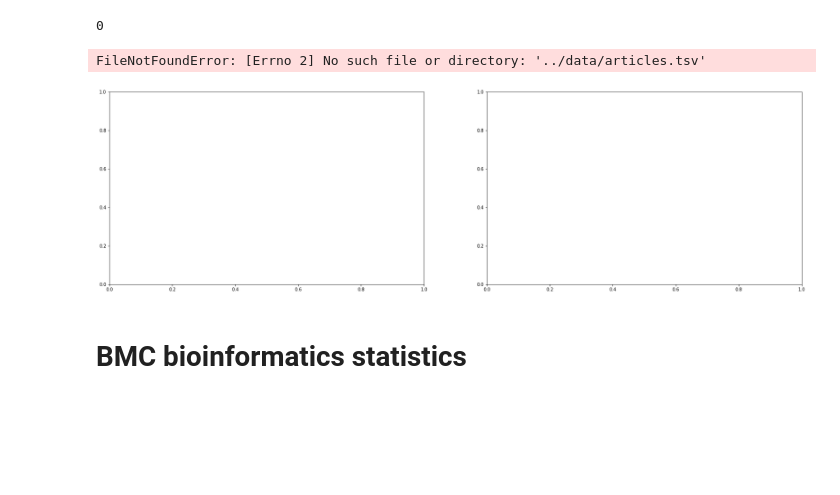
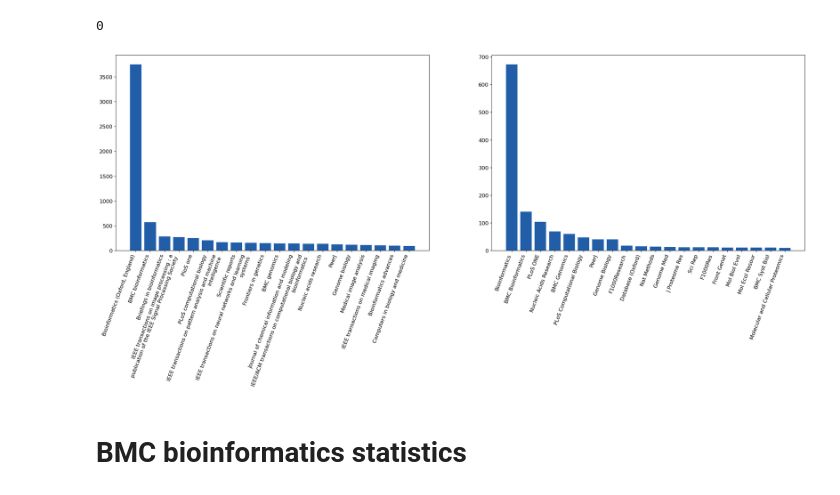
Before and after one commit to zhukovanadezhda/bioinformatics-software, a Jupyter notebook: notebooks/other_stats.ipynb, the cells around one changed output. Saved outputs shown, nothing was run; the diff lists cells and outputs as text; code cells hidden in the pictures; blank space fills up the shorter version.

```diff
--- a/notebooks/other_stats.ipynb
+++ b/notebooks/other_stats.ipynb
@@ -196,36 +196,36 @@ fig, ax = plt.subplots(1,2, figsize=(28, 8))
 
 df = pd.read_csv('../data/articles.tsv', sep='\t')
 journals_article = df['Journal'].value_counts().to_dict()
 journals = list(journals_article.keys())[:20]
 values = list(journals_article.values())[:20]
 wrapped_labels = [textwrap.fill(label, 50) for label in journals]
 
 ax[0].bar(journals, values, color='#225ea8')
 ax[0].set_xticklabels(wrapped_labels, rotation=70, ha='right')
 ax[0].tick_params(axis='y', labelsize=12)
 ax[0].tick_params(axis='x', labelsize=12)
 
-df = pd.read_csv('file.csv', sep=',')
+
+df = pd.read_excel('../data/10.1371.xlsx')
 df.loc[df['journal'] == 'PLoS Comput Biol', 'journal'] = 'PLoS Computational Biology'
 df.loc[df['journal'] == 'BMC bioinformatics', 'journal'] = 'BMC Bioinformatics'
 df.loc[df['journal'] == 'Nucleic Acids Res', 'journal'] = 'Nucleic Acids Research'
 df.loc[df['journal'] == 'Genome Biol', 'journal'] = 'Genome Biology'
 df = df[df['use_repo'] == 1]
 journals_article = df['journal'].value_counts().to_dict()
 journals = list(journals_article.keys())[:20]
 values = list(journals_article.values())[:20]
 wrapped_labels = [textwrap.fill(label, 50) for label in journals]
 
 ax[1].bar(journals, values, color='#225ea8')
 ax[1].set_xticklabels(wrapped_labels, rotation=70, ha='right')
 ax[1].tick_params(axis='y', labelsize=12)
 ax[1].tick_params(axis='x', labelsize=12)
 
 
 plt.show()
 # %% [output]
-FileNotFoundError: [Errno 2] No such file or directory: '../data/articles.tsv'
-[figure, old version]
+[figure, new version]
 # %%
 df = pd.read_csv('../data/file_info.tsv', sep='\t')
 df = df[df['use_repo'] == 1]
```
Also changed, not shown: 5 other files.
